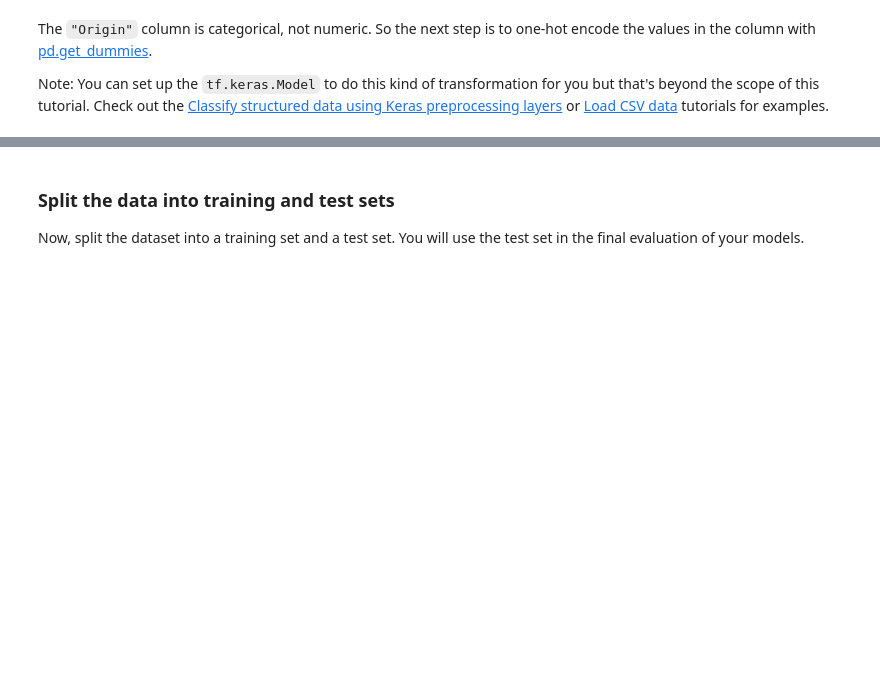
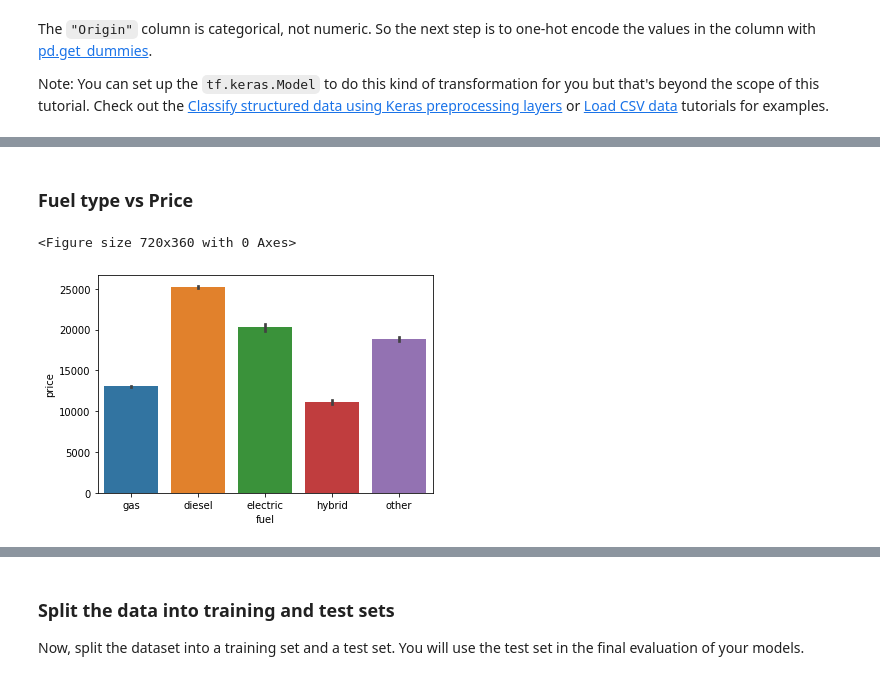
Before and after one commit to runntimeterror/cmpe-255-team2-used_car_value_predictor, a Jupyter notebook: carprice-prediction2/CMPE255_Final_Project_v2.ipynb, the cells around one changed output, grey strips where cells are left out. Cells and saved outputs as stored; diff of their text form; code cells hidden in the pictures; blank space fills up the shorter version.

```diff
--- a/carprice-prediction2/CMPE255_Final_Project_v2.ipynb
+++ b/carprice-prediction2/CMPE255_Final_Project_v2.ipynb
@@ -161,0 +293,10 @@ one_hot_df
+# %% [markdown]
+### Fuel type vs Price
+# %%
+plt.figure(figsize=(10,5))
+fig,axs=plt.subplots()
+p1=sns.barplot(x='fuel',y='price',data=df_final,ax=axs)
+plt.show()
+# %% [output]
+<Figure size 720x360 with 0 Axes>
+[figure, added]
```
Also changed, not shown: parts of 166 cells of this notebook, 2 other files.
